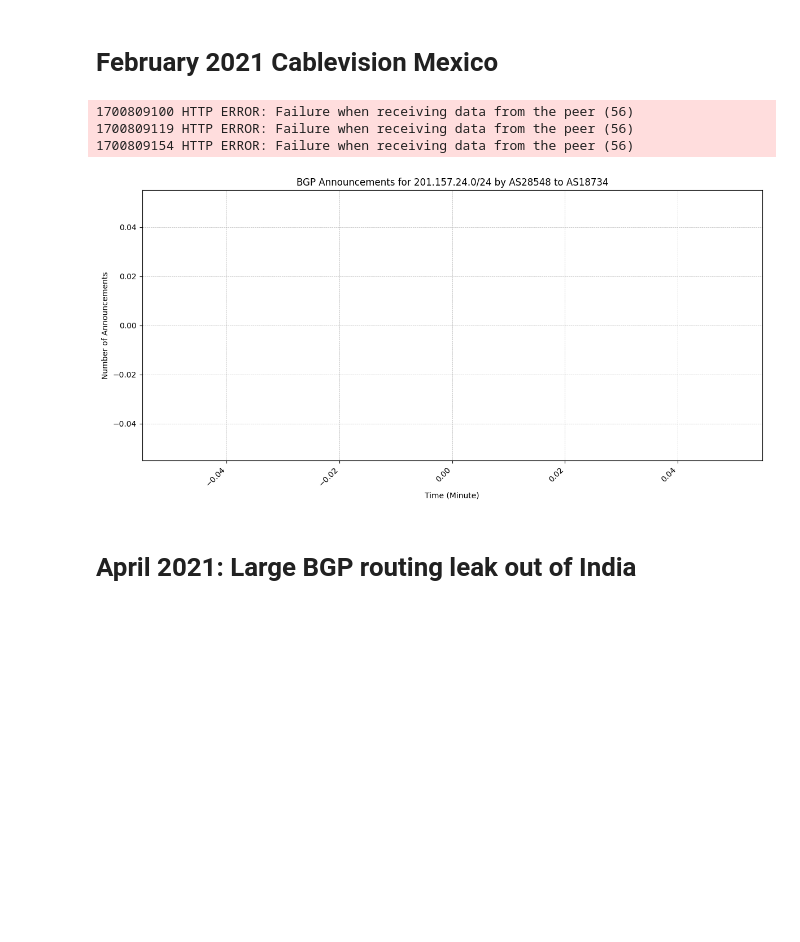
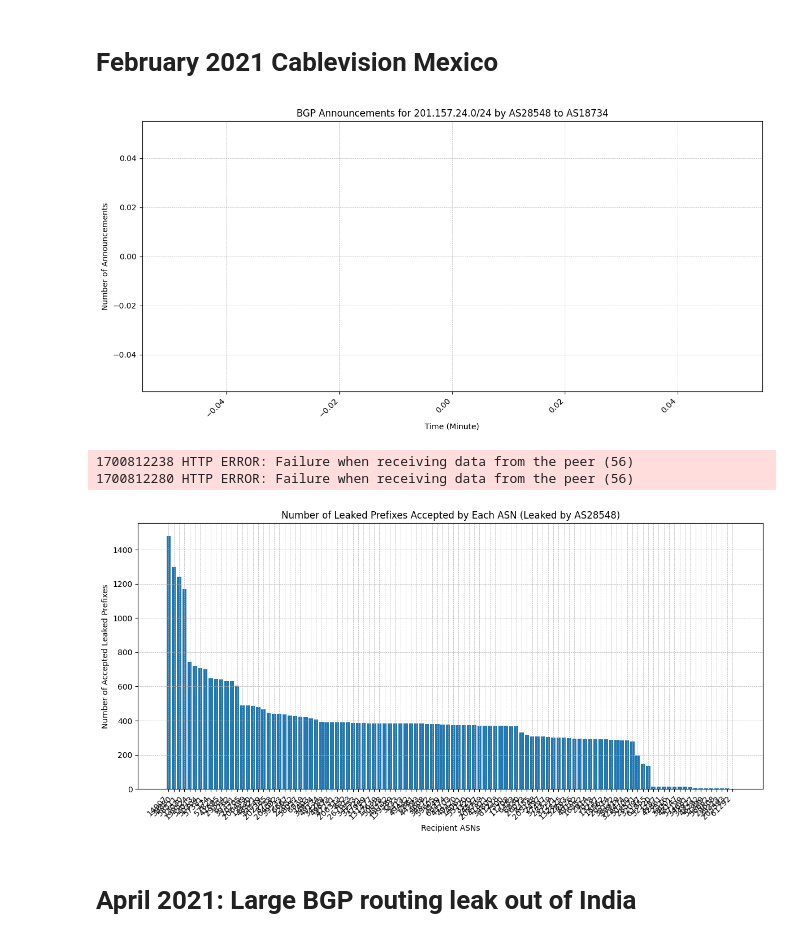
Before and after one commit to hyonbokan/BGP_data_analysis, a Jupyter notebook: PyBGPStream_real_cases_2.ipynb, the cells around one changed output. Saved outputs shown, nothing was run; the diff lists cells and outputs as text; code cells hidden in the pictures; blank space fills up the shorter version.

```diff
--- a/PyBGPStream_real_cases_2.ipynb
+++ b/PyBGPStream_real_cases_2.ipynb
@@ -20,7 +20,7 @@ source_asn = "14178"
 stream = pybgpstream.BGPStream(
     from_time=start_time,
     until_time=end_time,
-    collectors=["rrc00", "route-views.wide", "route-views.peru", "route-views.linx", "route-views.saopaulo"],
+    collectors=["route-views.ny", "route-views5", "route-views.sg"],
     record_type="updates"
 )
 
@@ -50,10 +50,63 @@ plt.grid(True, which='both', linestyle='--', linewidth=0.5)
 plt.tight_layout()
 plt.show()
 # %% [output]
-1700809100 HTTP ERROR: Failure when receiving data from the peer (56)
-1700809119 HTTP ERROR: Failure when receiving data from the peer (56)
-1700809154 HTTP ERROR: Failure when receiving data from the peer (56)
 [figure]
+# %%
+import pybgpstream
+import matplotlib.pyplot as plt
+from datetime import datetime
+from collections import defaultdict
+
+# Define the time window around the incident
+start_time = "2021-02-11 00:00:00 UTC"
+end_time = "2021-02-11 23:59:59 UTC"
+
+# Leaking ASN
+leaking_asn = "28548"
+
+# Initialize BGPStream
+stream = pybgpstream.BGPStream(
+    from_time=start_time,
+    until_time=end_time,
+    collectors=["rrc00", "route-views.wide", "route-views.peru", "route-views.linx", "route-views.saopaulo"],
+    record_type="updates"
+)
+
+# Store counts of leaked prefixes and recipient ASNs
+leaked_prefixes = defaultdict(set)
+
+# Process BGP records
+for rec in stream.records():
+    for elem in rec:
+        if elem.type == "A":
+            as_path = elem.fields["as-path"].split()
+            prefix = elem.fields["prefix"]
+            # Check if the leaking ASN is in the AS path
+            if leaking_asn in as_path:
+                # Record recipient ASN and the prefix
+                recipient_asn = as_path[0]  # Assuming the first ASN in the path is the recipient
+                leaked_prefixes[recipient_asn].add(prefix)
+
+# Count the number of unique prefixes accepted by each recipient ASN
+prefix_count_per_asn = {asn: len(prefixes) for asn, prefixes in leaked_prefixes.items()}
+
+# Sort ASNs by the number of accepted prefixes
+sorted_asns = sorted(prefix_count_per_asn.keys(), key=lambda x: prefix_count_per_asn[x], reverse=True)
+
+# Visualizing the number of leaked prefixes accepted by each ASN
+plt.figure(figsize=(12, 6))
+plt.bar(range(len(sorted_asns)), [prefix_count_per_asn[asn] for asn in sorted_asns])
+plt.xlabel('Recipient ASNs')
+plt.ylabel('Number of Accepted Leaked Prefixes')
+plt.title(f'Number of Leaked Prefixes Accepted by Each ASN (Leaked by AS{leaking_asn})')
+plt.xticks(range(len(sorted_asns)), labels=sorted_asns, rotation=45, ha='right')
+plt.tight_layout()
+plt.grid(True, which='both', linestyle='--', linewidth=0.5)
+plt.show()
+# %% [output]
+1700812238 HTTP ERROR: Failure when receiving data from the peer (56)
+1700812280 HTTP ERROR: Failure when receiving data from the peer (56)
+[figure, added]
 # %% [markdown]
 # April 2021: Large BGP routing leak out of India
 # %%
```
